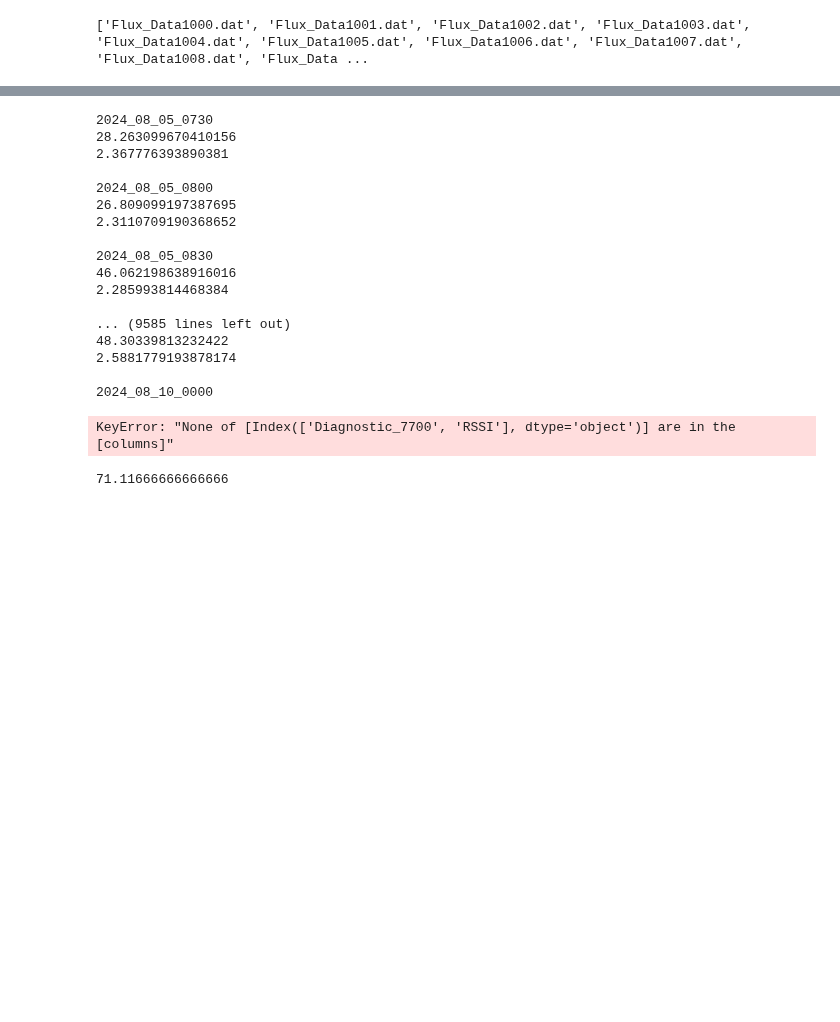
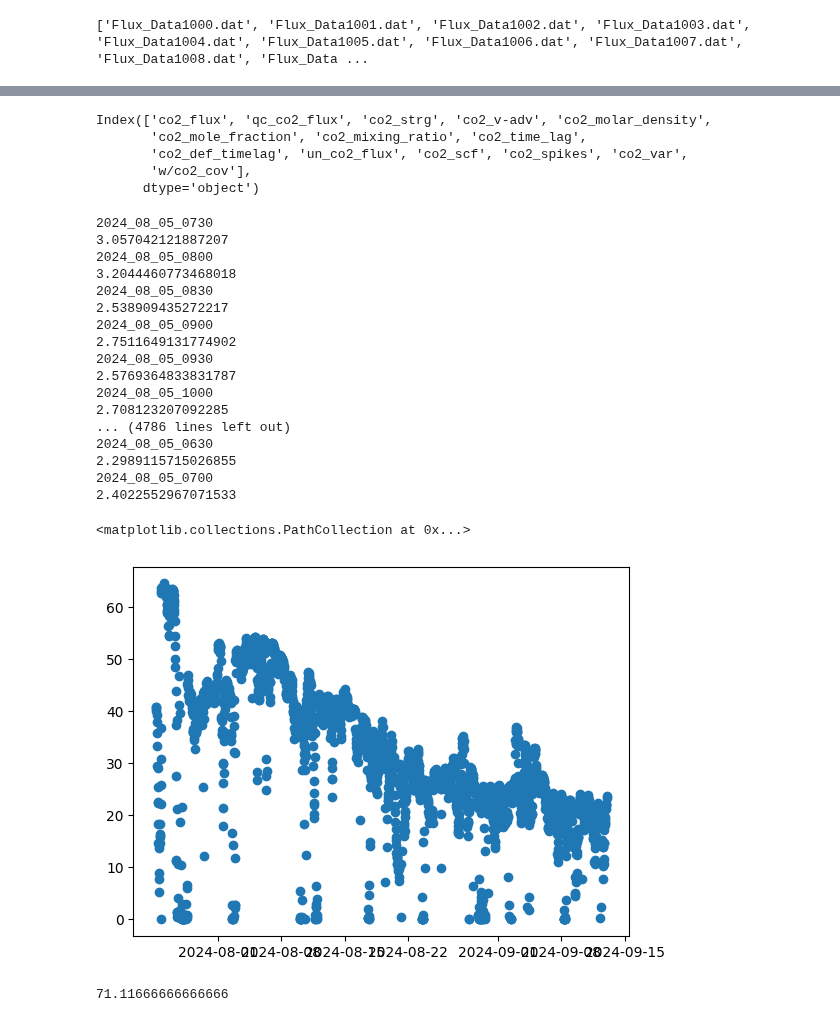
Before and after one commit to gsc-permafrost/EC_dataPipeline, a Jupyter notebook: NewDev.ipynb, the cells around one changed output, grey strips where cells are left out. Drawn from its saved outputs; the diff is of its cells as text; code cells hidden in the pictures; blank space fills up the shorter version.

```diff
--- a/NewDev.ipynb
+++ b/NewDev.ipynb
@@ -16,53 +67,62 @@ print(fl)
+# %%
+df.columns[df.columns.str.contains('co2')]
+# %% [output]
+Index(['co2_flux', 'qc_co2_flux', 'co2_strg', 'co2_v-adv', 'co2_molar_density',
+       'co2_mole_fraction', 'co2_mixing_ratio', 'co2_time_lag',
+       'co2_def_timelag', 'un_co2_flux', 'co2_scf', 'co2_spikes', 'co2_var',
+       'w/co2_cov'],
+      dtype='object')
 # %%
 import matplotlib.pyplot as plt
 
 from parseFiles import parseCSI,baseMethods
 import importlib
 importlib.reload(parseCSI)
 importlib.reload(baseMethods)
 import os
 TOB3 = r'parseFiles\example_data\Flux_Data640.dat'
-outputPath = r'G:\My Drive\FileDump\SCL_Testing\intermediate'
+outputPath = r'E:\GSC_Work\SCL_Testing\intermediate'
 # f = parseCSI.parseTOB3(sourceFile=TOB3,dropCols=['Diagnostic_CSAT'])
 # tmp = baseMethods.binBundle(variableMap=f.variableMap,DataFrame=f.DataFrame,filename=f.fileTimestamp,outputPath=outputPath)
 t = []
 r = []
 import time
 for f in fl:
     if f.endswith('.dat'):
         t1 = time.time()
         TOB3 = os.path.join(dpth,f)
         f = parseCSI.parseTOB3(sourceFile=TOB3,dropCols=['Diagnostic_CSAT'])
         tmp = baseMethods.binBundle(variableMap=f.variableMap,DataFrame=f.DataFrame,filename=f.fileTimestamp,outputPath=outputPath,verbose=False)
         t.append(f.DataFrame.index[0])
         print((f.fileTimestamp))
         diag_codes = (tmp.DataFrame[['Diagnostic_7700','RSSI']].groupby('Diagnostic_7700').agg(['count','mean']))
         # subset = diag.copy()
         r.append(tmp.DataFrame['RSSI'].median())
-        print((tmp.DataFrame['RSSI'].median()))
+        # print((tmp.DataFrame['RSSI'].median()))
         print(time.time()-t1)
-        print()
+        # print()
 plt.figure()
 plt.scatter(t,r)
 # %% [output]
 2024_08_05_0730
-28.263099670410156
-2.367776393890381
-
+3.057042121887207
 2024_08_05_0800
-26.809099197387695
-2.3110709190368652
-
+3.2044460773468018
 2024_08_05_0830
-46.062198638916016
-2.285993814468384
-
-... (9585 lines left out)
-48.30339813232422
-2.5881779193878174
-
-2024_08_10_0000
+2.538909435272217
+2024_08_05_0900
+2.7511649131774902
+2024_08_05_0930
+2.5769364833831787
+2024_08_05_1000
+2.708123207092285
+... (4786 lines left out)
+2024_08_05_0630
+2.2989115715026855
+2024_08_05_0700
+2.4022552967071533
-KeyError: "None of [Index(['Diagnostic_7700', 'RSSI'], dtype='object')] are in the [columns]"
+<matplotlib.collections.PathCollection at 0x...>
+[figure, added]
 # %%
 2510*1.7/60
 # %% [output]
```
Also changed, not shown: parts of 2 cells of this notebook, 1 other file.
